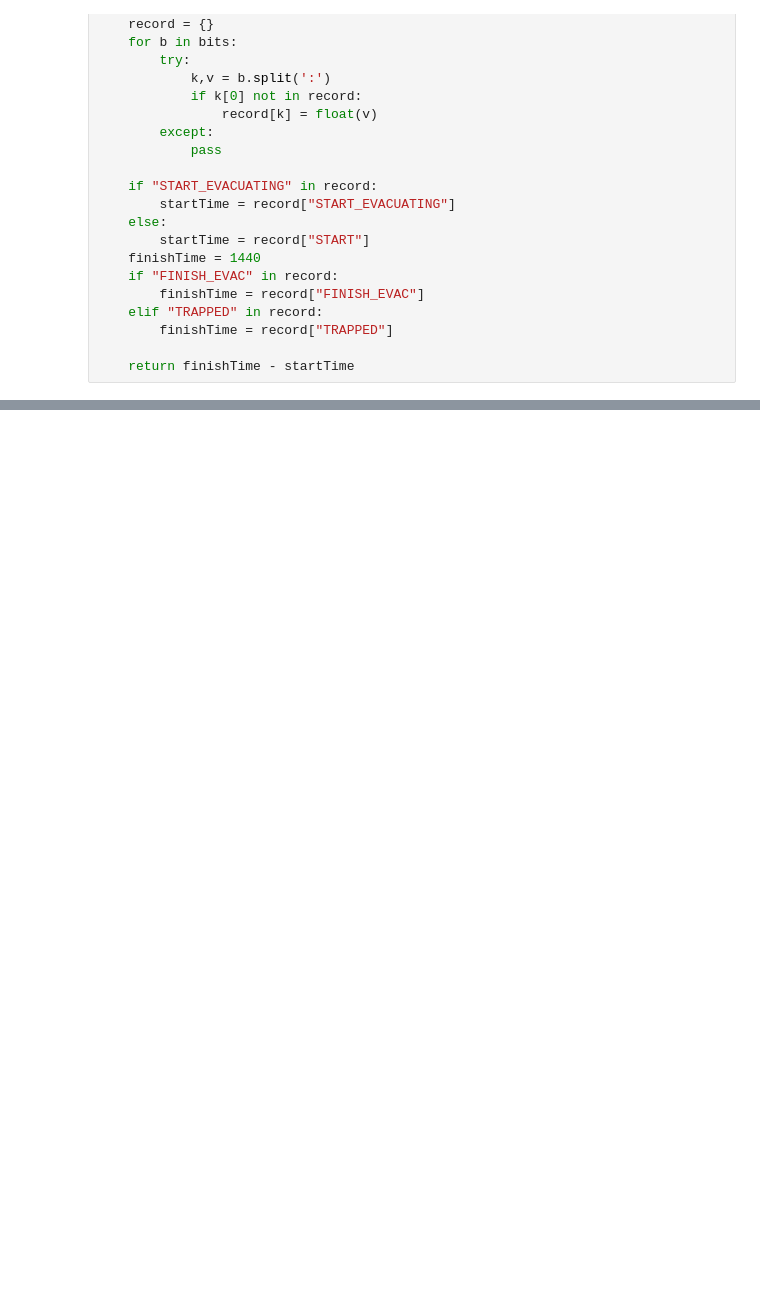
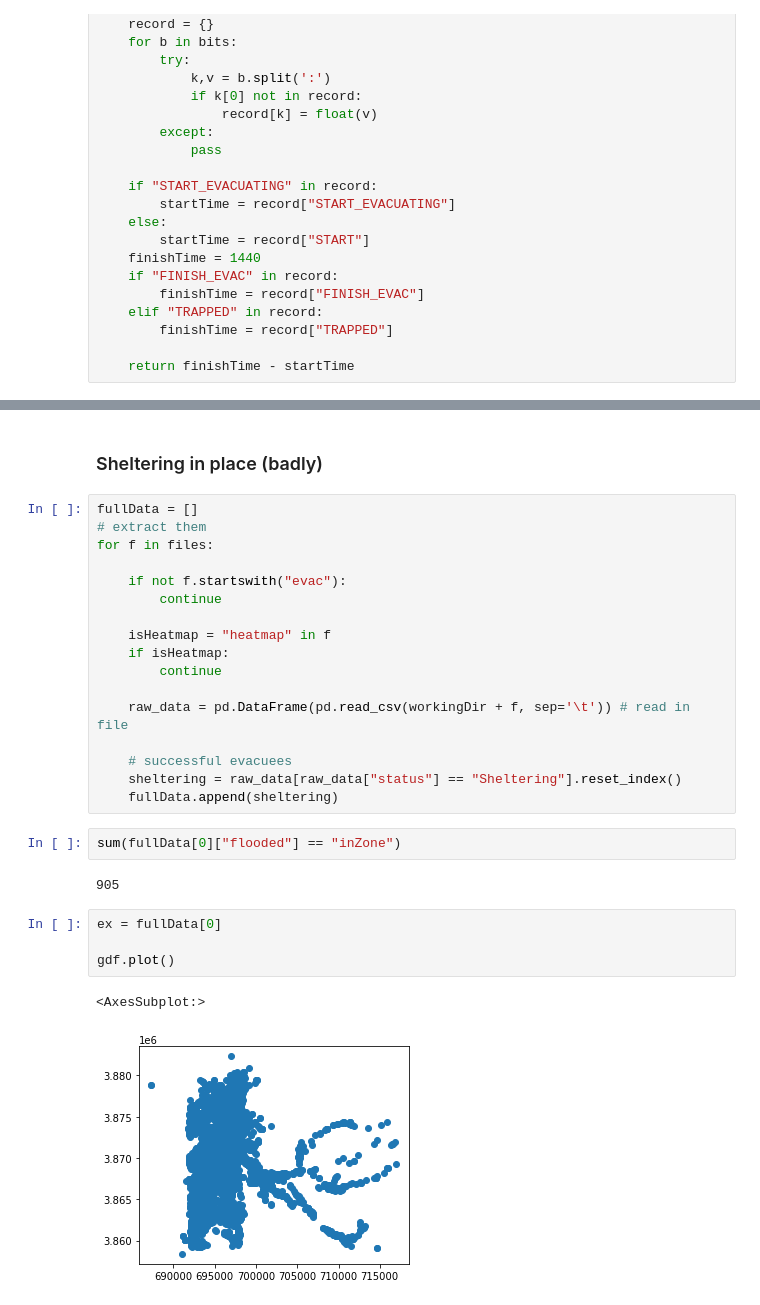
Before and after one commit to swise5/SETOSim, a Jupyter notebook: src/python/HICSS2025.ipynb, the cells around one changed output, grey strips where cells are left out. Cells and saved outputs as stored; diff of their text form; blank space fills up the shorter version.

```diff
--- a/src/python/HICSS2025.ipynb
+++ b/src/python/HICSS2025.ipynb
@@ -136,0 +242,30 @@ plt.savefig(evacTimeFilename, format="png", dpi=720)
+# %% [markdown]
+### Sheltering in place (badly)
+# %%
+fullData = []
+# extract them
+for f in files:
+
+    if not f.startswith("evac"):
+        continue
+
+    isHeatmap = "heatmap" in f
+    if isHeatmap:
+        continue
+
+    raw_data = pd.DataFrame(pd.read_csv(workingDir + f, sep='\t')) # read in file
+
+    # successful evacuees
+    sheltering = raw_data[raw_data["status"] == "Sheltering"].reset_index()
+    fullData.append(sheltering)
+# %%
+sum(fullData[0]["flooded"] == "inZone")
+# %% [output]
+905
+# %%
+ex = fullData[0]
+
+gdf.plot()
+# %% [output]
+<AxesSubplot:>
+[figure, added]
```
Also changed, not shown: parts of 11 cells of this notebook, 4 other files.
